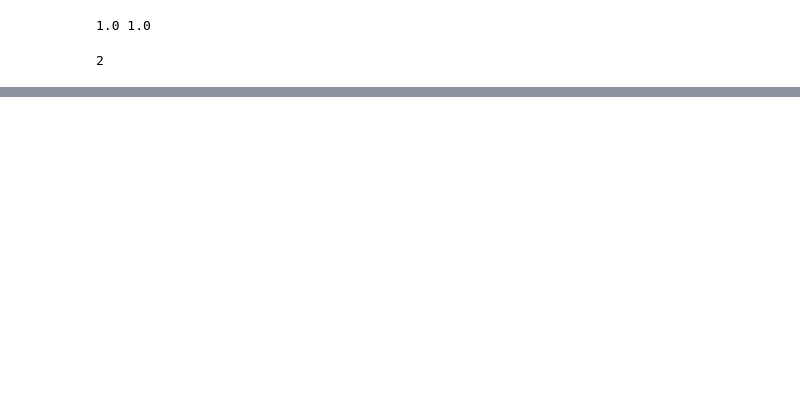
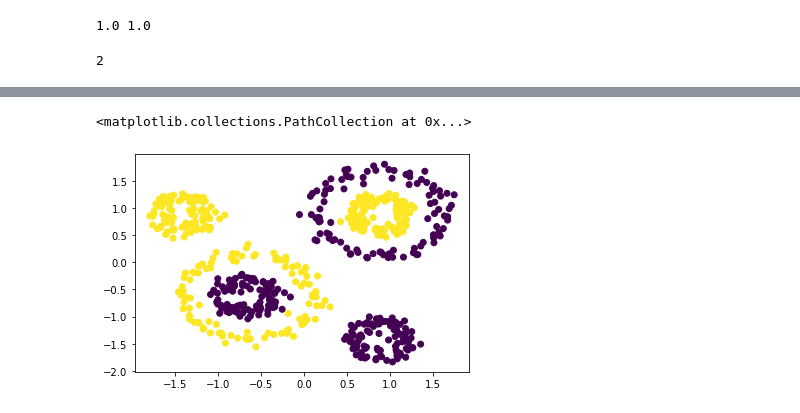
Before and after one commit to FeorgeGeorge/NetworkTopology, a Jupyter notebook: synthetic/makeModel.ipynb, the cells around one changed output, grey strips where cells are left out. Cells and saved outputs as stored; diff of their text form; code cells hidden in the pictures; blank space fills up the shorter version.

```diff
--- a/synthetic/makeModel.ipynb
+++ b/synthetic/makeModel.ipynb
@@ -240,0 +316,5 @@ with open("acc_dict", "wb") as file:
+# %%
+plt.scatter(num_data["0"], num_data["1"], c=num_data["target"])
+# %% [output]
+<matplotlib.collections.PathCollection at 0x...>
+[figure, added]
```
Also changed, not shown: parts of 35 cells of this notebook, 1 other file.
